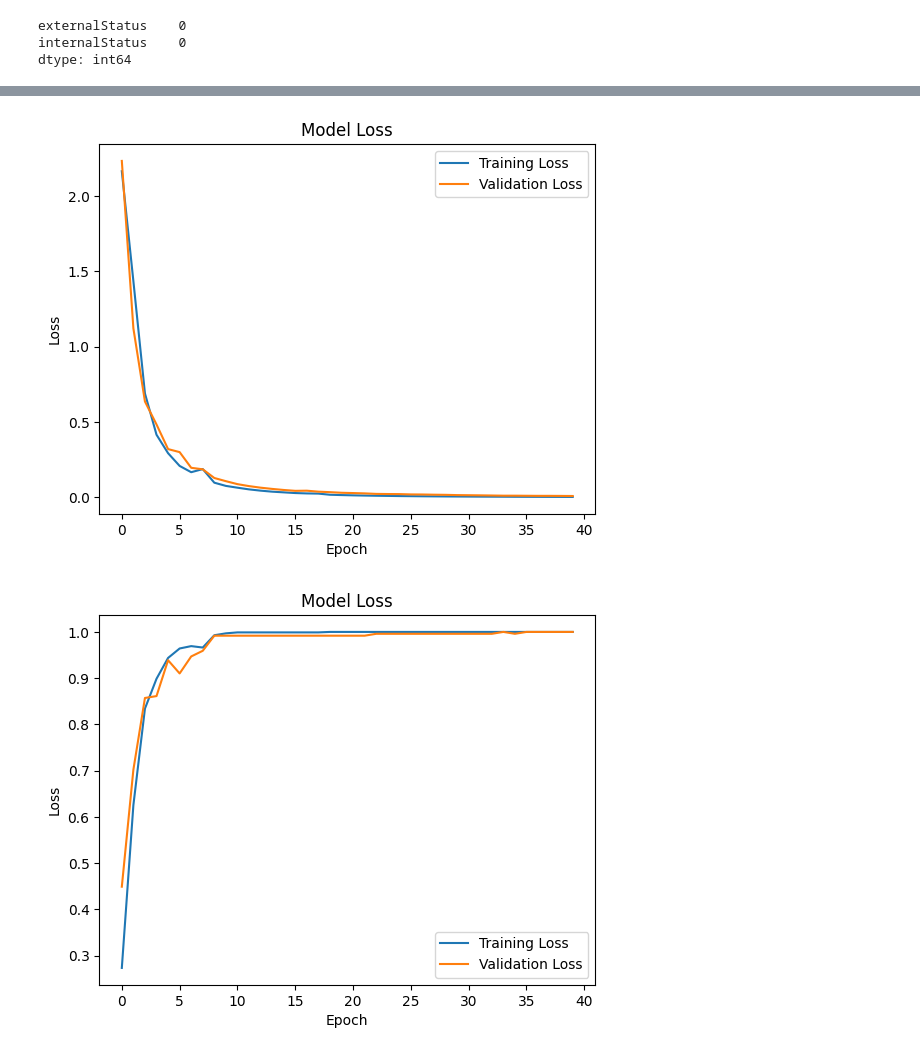
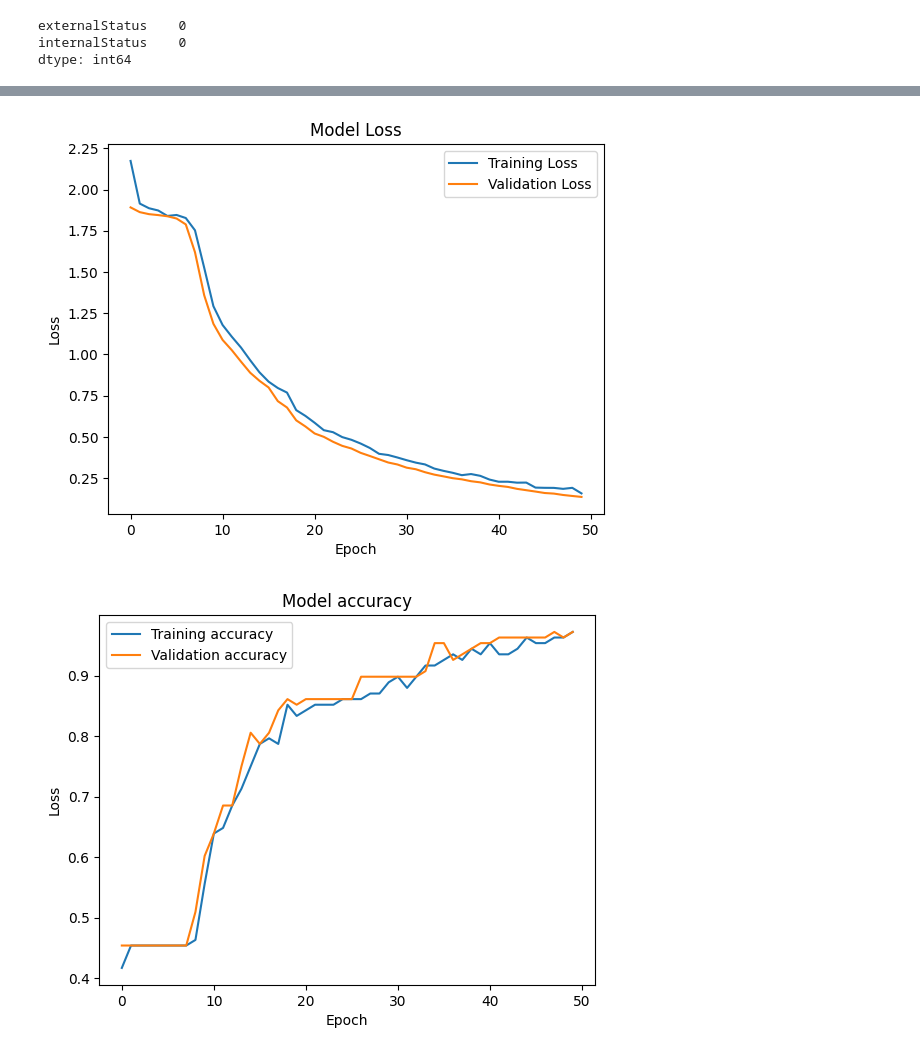
Before and after one commit to SurajKumar2235/settly_data_science_assignment, a Jupyter notebook: research.ipynb, the cells around one changed output, grey strips where cells are left out. Drawn from its saved outputs; the diff is of its cells as text; code cells hidden in the pictures.

```diff
--- a/research.ipynb
+++ b/research.ipynb
@@ -101,0 +78,19 @@ Requirement already satisfied: MarkupSafe>=2.1.1 in /run/media/suraj/13669673073
+# %%
+import pandas as pd
+import re
+from sklearn.preprocessing import LabelEncoder
+from sklearn.pipeline import Pipeline
+from sklearn.base import TransformerMixin
+
+df['externalStatus'] = df['externalStatus'].apply(lambda x: x.lower())
+df['externalStatus'] = df['externalStatus'].apply(lambda x: re.sub(r'[^\w\s\d]', '', x))
+# df['externalStatus'] = df['externalStatus'].apply(lambda x: re.sub(r'[0-9]', '', x))
+val['externalStatus']= val['externalStatus'].apply(lambda x :x.lower())
+val['externalStatus'] = val['externalStatus'].apply(lambda x: re.sub(r'[^\w\s\d]', '', x))
+
+label_encoder = LabelEncoder()
+
+
+
+df['Output'] = label_encoder.fit_transform(df['internalStatus'])
+val['Output']=label_encoder.transform(val['internalStatus'])
@@ -109,4 +109,6 @@ from tensorflow.keras.preprocessing.sequence import pad_sequences
 tokenizer = Tokenizer()
 tokenizer.fit_on_texts(df['externalStatus'])
 X = tokenizer.texts_to_sequences(df['externalStatus'])
-X = pad_sequences(X, maxlen=130)
+X = pad_sequences(X, maxlen=100)
+x_test = tokenizer.texts_to_sequences(val['externalStatus'])
+x_test = pad_sequences(x_test, maxlen=100)
@@ -120,13 +126,13 @@ from keras.layers import Embedding, LSTM, Dense,Dropout
 from keras.callbacks import EarlyStopping
 
 # Define EarlyStopping callback
-early_stopping = EarlyStopping(monitor='loss', patience=3, restore_best_weights=True)
+early_stopping = EarlyStopping(monitor='val_loss', patience=3, restore_best_weights=True)
 
 # Define the model architecture
 model = Sequential()
 model.add(Embedding(input_dim=500, output_dim=130, ))
 model.add(LSTM(64,return_sequences=True))
-# model.add(Dropout(.4))
+model.add(Dropout(.5))
 # model.add(LSTM(128,return_sequences=True))
 
 # model.add(LSTM(64,return_sequences=True))
@@ -139,5 +145,5 @@ model.add(Dense(15, activation='softmax'))  # Adjust NUM_CLASSES based on the nu
 model.compile(loss='sparse_categorical_crossentropy', optimizer='adam', metrics=['accuracy'])
 
 # Train the model
-history = model.fit(X, df['Output'], batch_size=8, epochs=40,callbacks=[early_stopping])
+history = model.fit(X, df['Output'],batch_size=4,validation_data=(x_test,val['Output']) ,epochs=50,callbacks=[early_stopping])
 # %% [output]
@@ -196,21 +211,21 @@ def plot_loss(history):
 # Assuming `history` is the variable containing the training history of the model
 plot_loss(history)
 # %% [output]
-[figure, old version]
+[figure, new version]
 # %%
 def plot_accuracy(history):
-    plt.plot(history.history['accuracy'], label='Training Loss')
-    plt.plot(history.history['val_accuracy'], label='Validation Loss')
-    plt.title('Model Loss')
+    plt.plot(history.history['accuracy'], label='Training accuracy')
+    plt.plot(history.history['val_accuracy'], label='Validation accuracy')
+    plt.title('Model accuracy')
     plt.xlabel('Epoch')
     plt.ylabel('Loss')
     plt.legend()
     plt.show()
 
 # Assuming `history` is the variable containing the training history of the model
 plot_accuracy(history)
 # %% [output]
-[figure, old version]
+[figure, new version]
 # %%
 model.save("model.keras")
 # %%
```
Also changed, not shown: parts of 10 cells of this notebook, 9 other files.
